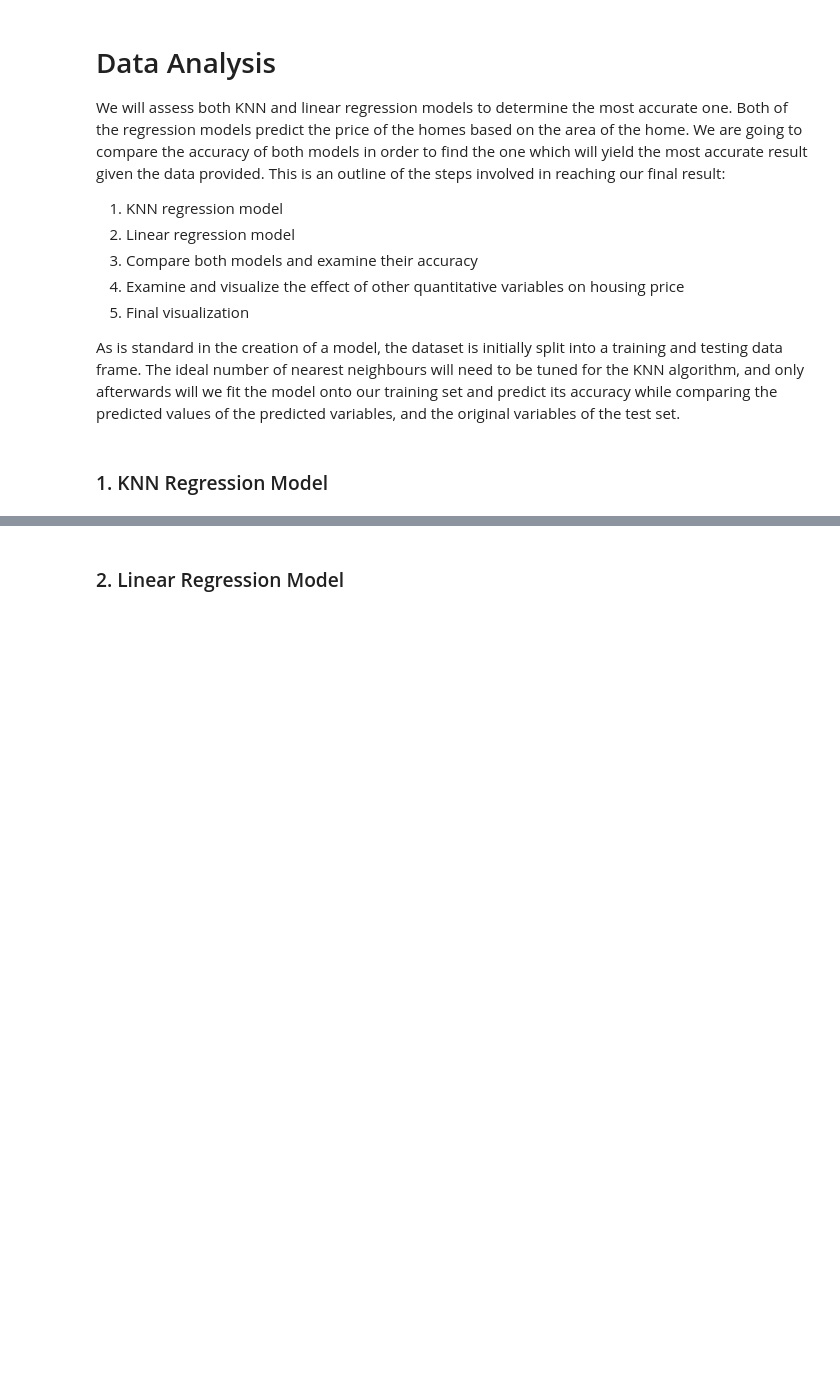
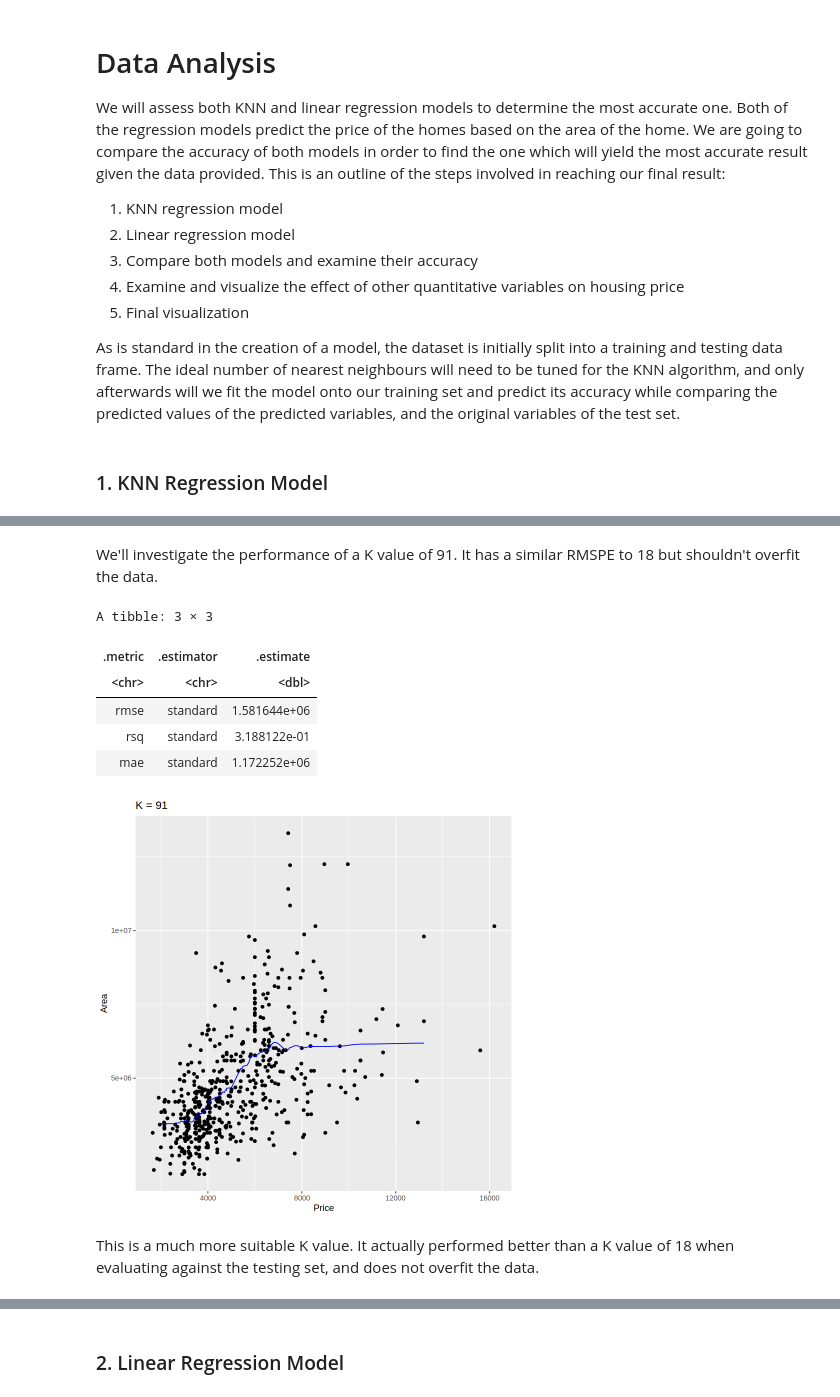
Before and after one commit to chwu01/DSCI-Group-Project, a Jupyter notebook: Final Project (with outline) .ipynb, the cells around one changed output, grey strips where cells are left out. Cells and saved outputs as stored; diff of their text form; code cells hidden in the pictures; blank space fills up the shorter version.

```diff
--- a/Final Project (with outline) .ipynb
+++ b/Final Project (with outline) .ipynb
@@ -269,0 +429,40 @@ A tibble: 5 × 3
+# %% [markdown]
+We'll investigate the performance of a K value of 91. It has a similar RMSPE to 18 but shouldn't overfit the data.
+# %%
+knn_best_spec_area_only_91 <- nearest_neighbor(weight_func = "rectangular", neighbors = 91) |>
+    set_engine("kknn") |>
+    set_mode("regression")
+
+knn_best_fit_area_only_91 <- workflow() |>
+    add_recipe(knn_recipe_area_only) |>
+    add_model(knn_best_spec_area_only_91) |>
+    fit(data = housing_train)
+
+knn_summary_area_only_91 <- knn_best_fit_area_only_91 |>
+    predict(housing_test) |>
+    bind_cols(housing_test) |>
+    metrics(truth = price, estimate = .pred)
+
+knn_summary_area_only_91
+
+knn_predict_area_only_91 <- predict(knn_best_fit_area_only_91, housing_test) |>
+    bind_cols(housing_test)
+
+knn_plot_area_only_91 <- housing_df |>
+    ggplot(aes(x = area, y = price)) +
+        geom_point() +
+        geom_line(data = knn_predict_area_only_91,
+                  mapping = aes(x = area, y = .pred), colour = "blue") +
+        labs(x = "Price", y = "Area") +
+        ggtitle("K = 91")
+knn_plot_area_only_91
+# %% [output]
+A tibble: 3 × 3
+| .metric | .estimator | .estimate |
+| <chr> | <chr> | <dbl> |
+| rmse | standard | 1.581644e+06 |
+| rsq | standard | 3.188122e-01 |
+| mae | standard | 1.172252e+06 |
+[figure, added]
+# %% [markdown]
+This is a much more suitable K value. It actually performed better than a K value of 18 when evaluating against the testing set, and does not overfit the data.
```
Also changed, not shown: parts of 23 cells of this notebook.
